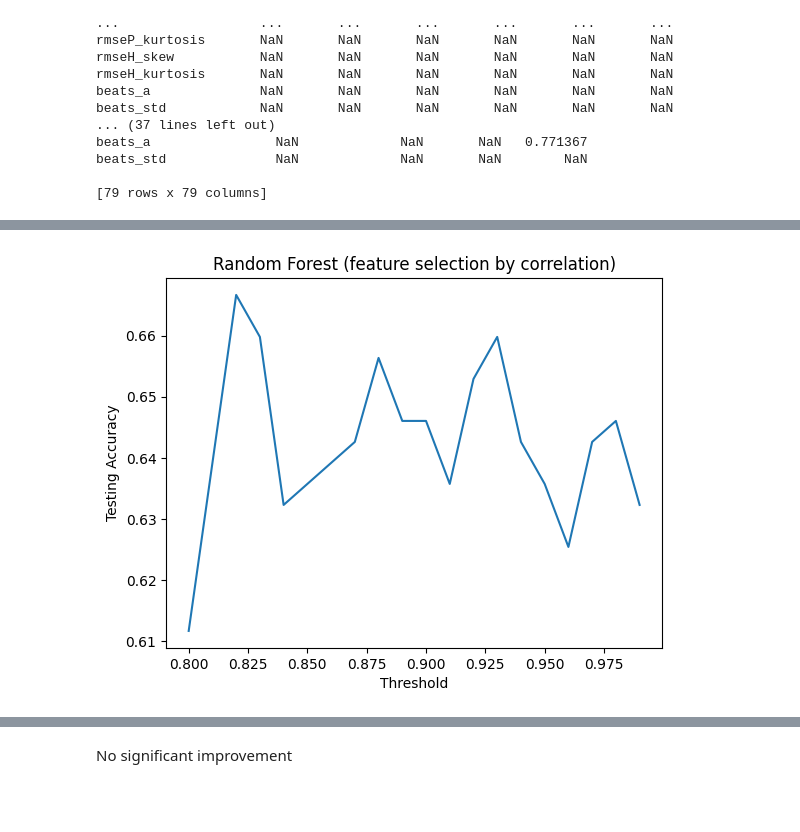
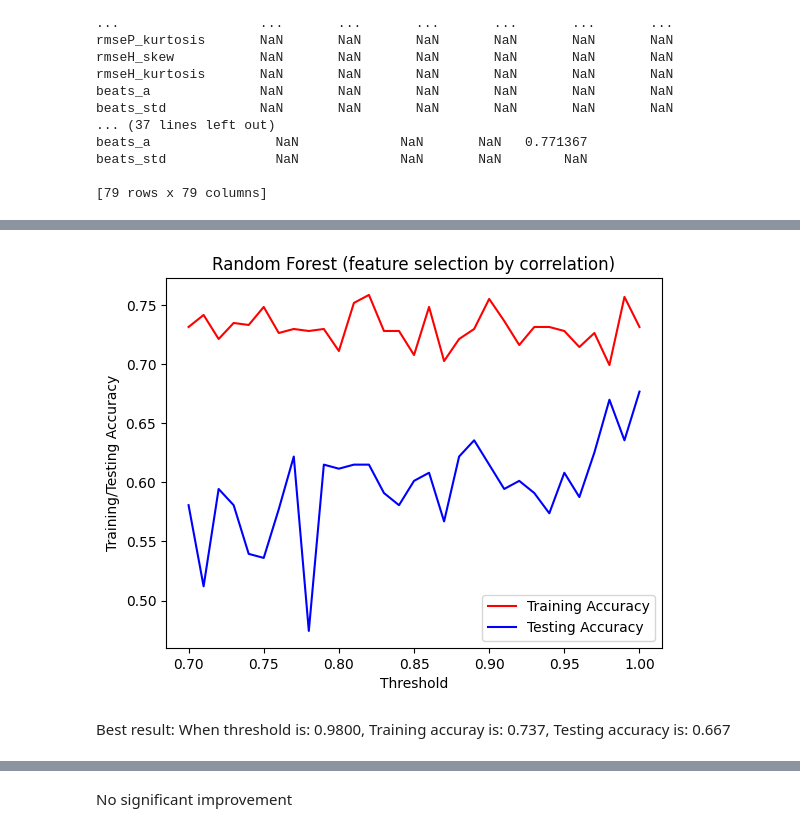
Before and after one commit to momoenomoto/ML-final-project, a Jupyter notebook: Data_Analysis_RF.ipynb, the cells around one changed output, grey strips where cells are left out. Saved outputs shown, nothing was run; the diff lists cells and outputs as text; code cells hidden in the pictures; blank space fills up the shorter version.

```diff
--- a/Data_Analysis_RF.ipynb
+++ b/Data_Analysis_RF.ipynb
@@ -306,5 +323,5 @@ Compare the first and second random forest, the first performed better. Then I u
 # %%
-rf_best = RandomForestClassifier(n_estimators=200, min_samples_leaf=2, max_depth=10, criterion="gini", max_features="sqrt")
+rf_best = RandomForestClassifier(n_estimators=250, min_samples_leaf=1, max_depth=15, criterion="gini", max_features="sqrt")
 rf_best.fit(X_train, y_train)
 y_pred = rf_best.predict(X_test)
 test_accu = accuracy_score(y_test, y_pred)
@@ -435,9 +452,11 @@ test_accu_lst = []
 for threshold in np.arange(0.0045, 0.01, 0.0005):
   drop_features = feature_scores[feature_scores<threshold].index.tolist()
   X_drop = X.drop(drop_features, axis=1)
-  X_train_drop, X_test_drop, y_train, y_test = train_test_split(X_drop, y, test_size=0.33, random_state=42)
-  rf_best_drop = RandomForestClassifier(n_estimators=200, min_samples_leaf=2, max_depth=10, criterion="gini", max_features="sqrt")
+  X_train_drop, X_test_drop, y_train, y_test = train_test_split(X_drop, y, test_size=0.33)
+  rf_best_drop = RandomForestClassifier(n_estimators=250, min_samples_leaf=2, max_depth=15, criterion="gini", max_features="sqrt")
   rf_best_drop.fit(X_train_drop, y_train)
   y_pred_drop = rf_best_drop.predict(X_test_drop)
+  train_accu = rf_best_drop.score(X_train_drop, y_train)
   test_accu = accuracy_score(y_test, y_pred_drop)
   test_accu_lst.append(test_accu)
+  print("When threshold is: {:.4f}, the training accuracy is: {:.4f}, the testing accuracy is: {:.3f}".format(threshold, train_accu, test_accu))
@@ -443,0 +477,15 @@ for threshold in np.arange(0.0045, 0.01, 0.0005):
+# %%
+train_accu_lst = []
+test_accu_lst = []
+for threshold in np.arange(0.0045, 0.025, 0.0005):
+  drop_features = feature_scores[feature_scores<threshold].index.tolist()
+  X_drop = X.drop(drop_features, axis=1)
+  X_train_drop, X_test_drop, y_train, y_test = train_test_split(X_drop, y, test_size=0.33)
+  rf_best_drop = RandomForestClassifier(n_estimators=35, min_samples_leaf=2, max_depth=4, criterion="gini", max_features="sqrt")
+  rf_best_drop.fit(X_train_drop, y_train)
+  y_pred_drop = rf_best_drop.predict(X_test_drop)
+  train_accu = rf_best_drop.score(X_train_drop, y_train)
+  test_accu = accuracy_score(y_test, y_pred_drop)
+  train_accu_lst.append(train_accu)
+  test_accu_lst.append(test_accu)
+  print("When threshold is: {:.4f}, the training accuracy is: {:.4f}, the testing accuracy is: {:.3f}".format(threshold, train_accu, test_accu))
@@ -495,20 +565,25 @@ beats_std              NaN             NaN       NaN        NaN
 
 [79 rows x 79 columns]
 # %%
+train_accu_lst = []
 test_accu_lst = []
 max_accu = 0
 max_accu_thr = 0
-for threshold in np.arange(0.8,1,0.01):
+for threshold in np.arange(0.7,1,0.01):
   to_drop = [column for column in upper_tri.columns if any(upper_tri[column] > threshold)]
   X_drop = X.drop(to_drop, axis=1)
-  X_train_drop, X_test_drop, y_train, y_test = train_test_split(X_drop, y, test_size=0.33, random_state=42)
-  rf_best_drop = RandomForestClassifier(n_estimators=200, min_samples_leaf=2, max_depth=10, criterion="gini", max_features="sqrt")
+  X_train_drop, X_test_drop, y_train, y_test = train_test_split(X_drop, y, test_size=0.33)
+  rf_best_drop = RandomForestClassifier(n_estimators=80, min_samples_leaf=2, max_depth=4, criterion="gini", max_features="sqrt")
   rf_best_drop.fit(X_train_drop, y_train)
   y_pred_drop = rf_best_drop.predict(X_test_drop)
+  train_accu = rf_best_drop.score(X_train_drop,y_train)
   test_accu = accuracy_score(y_test, y_pred_drop)
   if test_accu > max_accu:
     max_accu = test_accu
     max_accu_thr = threshold
+  train_accu_lst.append(train_accu)
   test_accu_lst.append(test_accu)
+  print("When threshold is: {:.4f}, Training accuray is: {:.3f}, Testing accuracy is: {:.3f}".format(threshold,train_accu,test_accu))
+
 print('Best test set accuracy score for best random forest (dropped features with correlation > {:.3f}): {:.3f}'.format(max_accu_thr, max_accu))
 # %% [output]
@@ -516,10 +607,14 @@ Best test set accuracy score for best random forest (dropped features with corre
 # %%
-threshold_lst = [i for i in np.arange(0.8,1,0.01)]
-plt.plot(threshold_lst,test_accu_lst)
+threshold_lst = [i for i in np.arange(0.7,1,0.01)]
+plt.plot(threshold_lst, train_accu_lst, c="red", label="Training Accuracy")
+plt.plot(threshold_lst,test_accu_lst, c="blue", label="Testing Accuracy")
 plt.xlabel('Threshold')
-plt.ylabel('Testing Accuracy')
+plt.ylabel('Training/Testing Accuracy')
 plt.title("Random Forest (feature selection by correlation)")
+plt.legend()
 plt.show()
 # %% [output]
-[figure, old version]
+[figure, new version]
+# %% [markdown]
+Best result: When threshold is: 0.9800, Training accuray is: 0.737, Testing accuracy is: 0.667
 # %%
```
Also changed, not shown: parts of 25 cells of this notebook.
